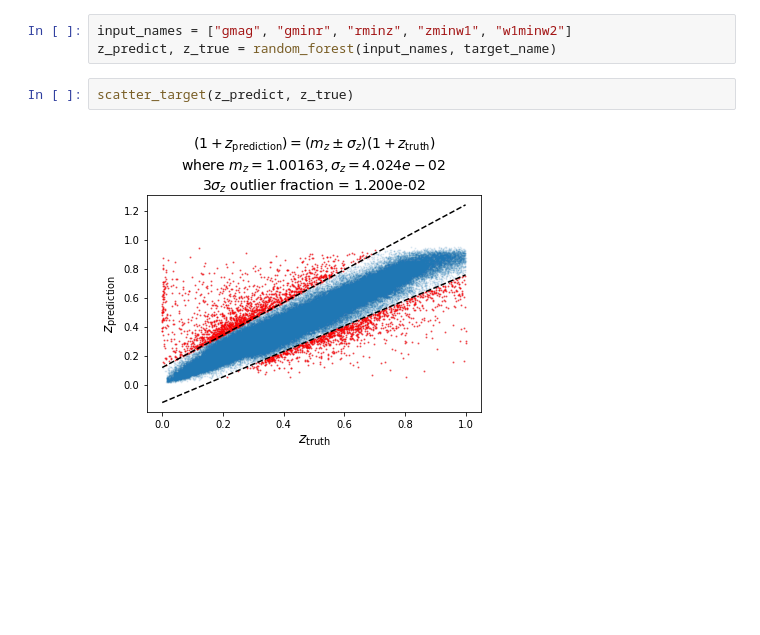
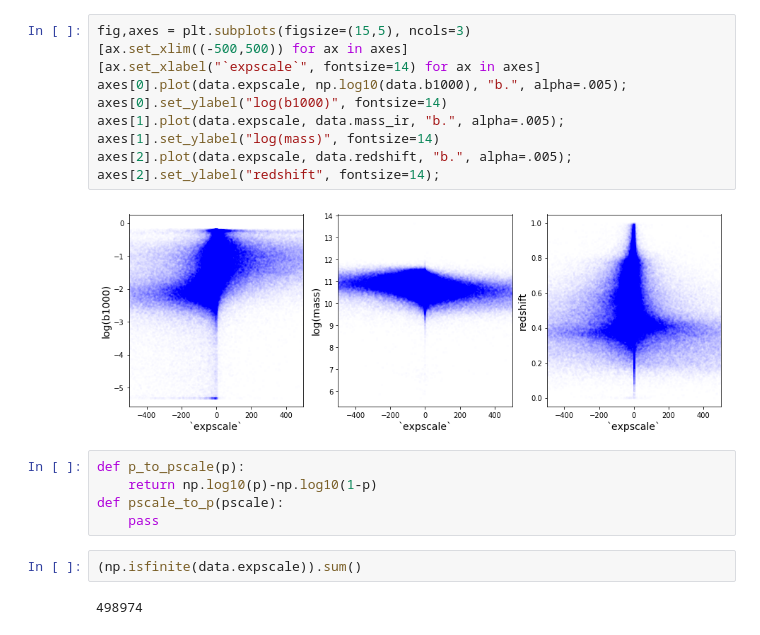
Before and after one commit to AlanPearl/margaret, a Jupyter notebook: notebooks/RedshiftAnalysis.ipynb, the cells around one changed output. Cells and saved outputs as stored; diff of their text form; blank space fills up the shorter version.

```diff
--- a/notebooks/RedshiftAnalysis.ipynb
+++ b/notebooks/RedshiftAnalysis.ipynb
@@ -248,7 +173,18 @@ scatter_target(z_predict_rf, z_true_rf)
-# %%
-input_names = ["gmag", "gminr", "rminz", "zminw1", "w1minw2"]
-z_predict, z_true = random_forest(input_names, target_name)
-# %%
-scatter_target(z_predict, z_true)
-# %% [output]
-[figure, removed]
+# %%
+fig,axes = plt.subplots(figsize=(15,5), ncols=3)
+[ax.set_xlim((-500,500)) for ax in axes]
+[ax.set_xlabel("`expscale`", fontsize=14) for ax in axes]
+axes[0].plot(data.expscale, np.log10(data.b1000), "b.", alpha=.005); axes[0].set_ylabel("log(b1000)", fontsize=14)
+axes[1].plot(data.expscale, data.mass_ir, "b.", alpha=.005); axes[1].set_ylabel("log(mass)", fontsize=14)
+axes[2].plot(data.expscale, data.redshift, "b.", alpha=.005); axes[2].set_ylabel("redshift", fontsize=14);
+# %% [output]
+[figure, added]
+# %%
+def p_to_pscale(p):
+    return np.log10(p)-np.log10(1-p)
+def pscale_to_p(pscale):
+    pass
+# %%
+(np.isfinite(data.expscale)).sum()
+# %% [output]
+498974
```
Also changed, not shown: parts of 33 cells of this notebook, 2 other files.
